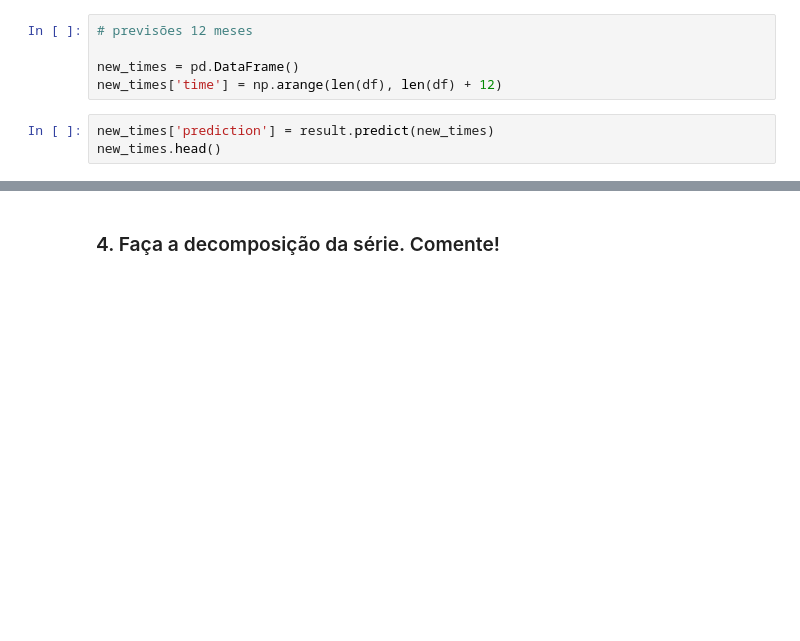
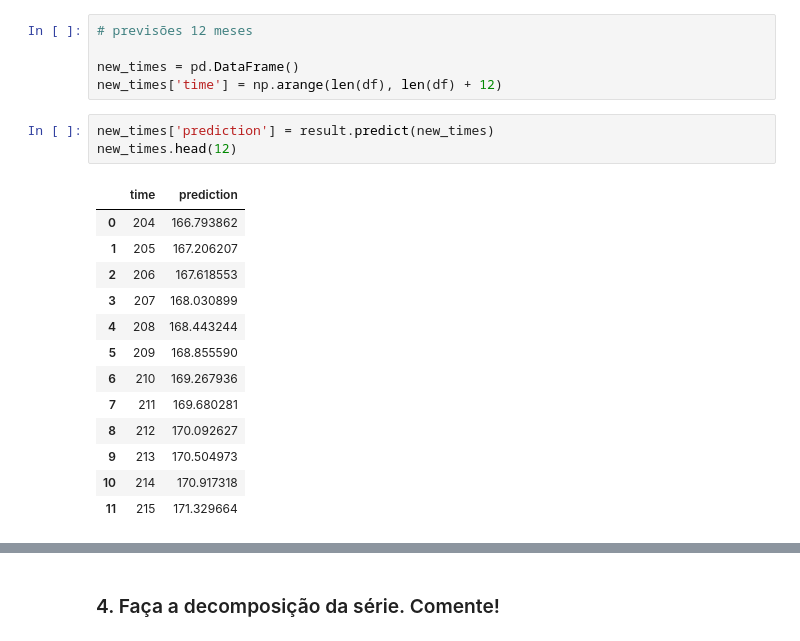
Before and after one commit to GuilhermePelegrina/Mackenzie, a Jupyter notebook: Aulas/2s2024/TIC/Aula_11_Series_temporais_I.ipynb, the cells around one changed output, grey strips where cells are left out. Saved outputs shown, nothing was run; the diff lists cells and outputs as text; blank space fills up the shorter version.

```diff
--- a/Aulas/2s2024/TIC/Aula_11_Series_temporais_I.ipynb
+++ b/Aulas/2s2024/TIC/Aula_11_Series_temporais_I.ipynb
@@ -155,4 +212,18 @@ new_times = pd.DataFrame()
 new_times['time'] = np.arange(len(df), len(df) + 12)
 # %%
 new_times['prediction'] = result.predict(new_times)
-new_times.head()
+new_times.head(12)
+# %% [output]
+|  | time | prediction |
+| 0 | 204 | 166.793862 |
+| 1 | 205 | 167.206207 |
+| 2 | 206 | 167.618553 |
+| 3 | 207 | 168.030899 |
+| 4 | 208 | 168.443244 |
+| 5 | 209 | 168.855590 |
+| 6 | 210 | 169.267936 |
+| 7 | 211 | 169.680281 |
+| 8 | 212 | 170.092627 |
+| 9 | 213 | 170.504973 |
+| 10 | 214 | 170.917318 |
+| 11 | 215 | 171.329664 |
```
Also changed, not shown: parts of 18 cells of this notebook.
